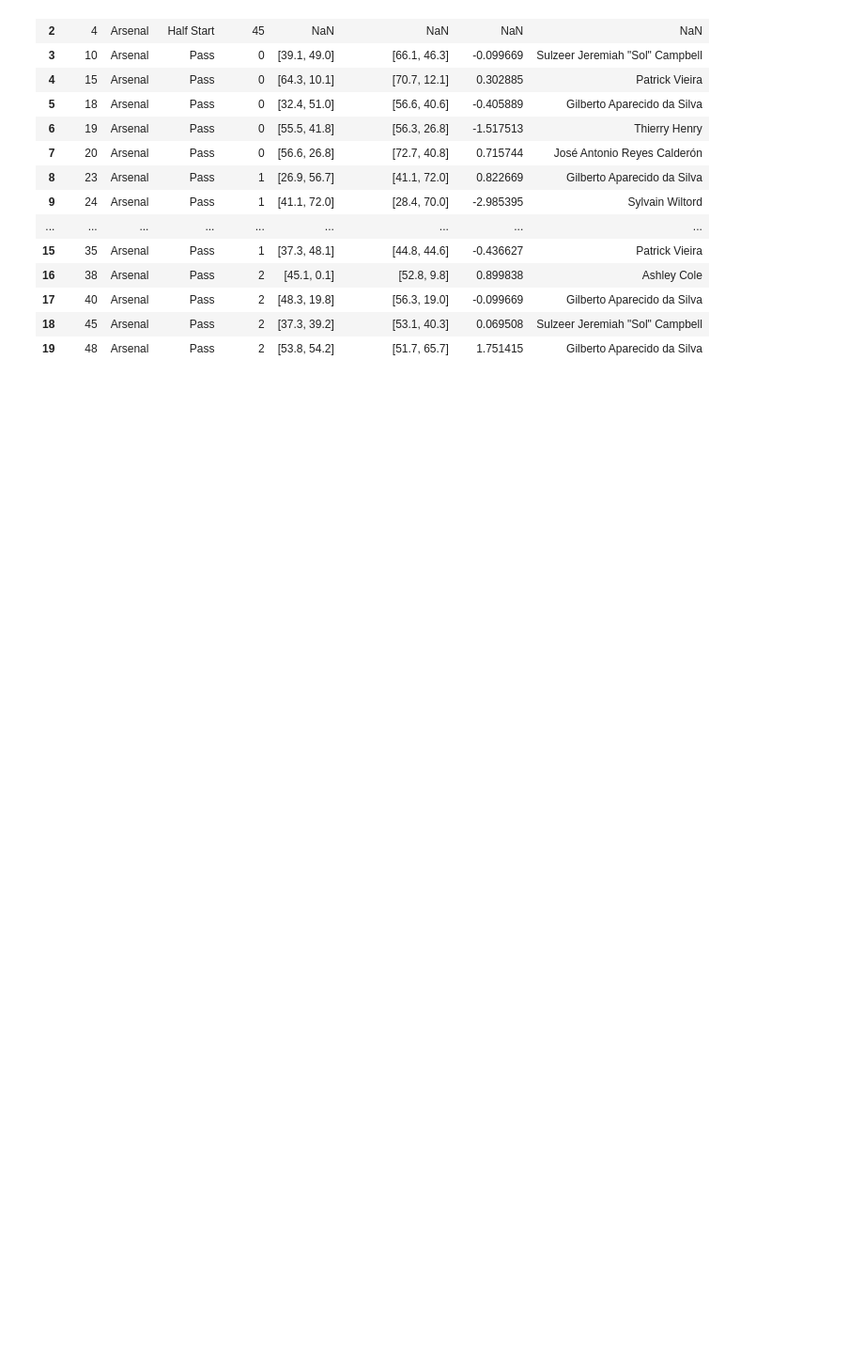
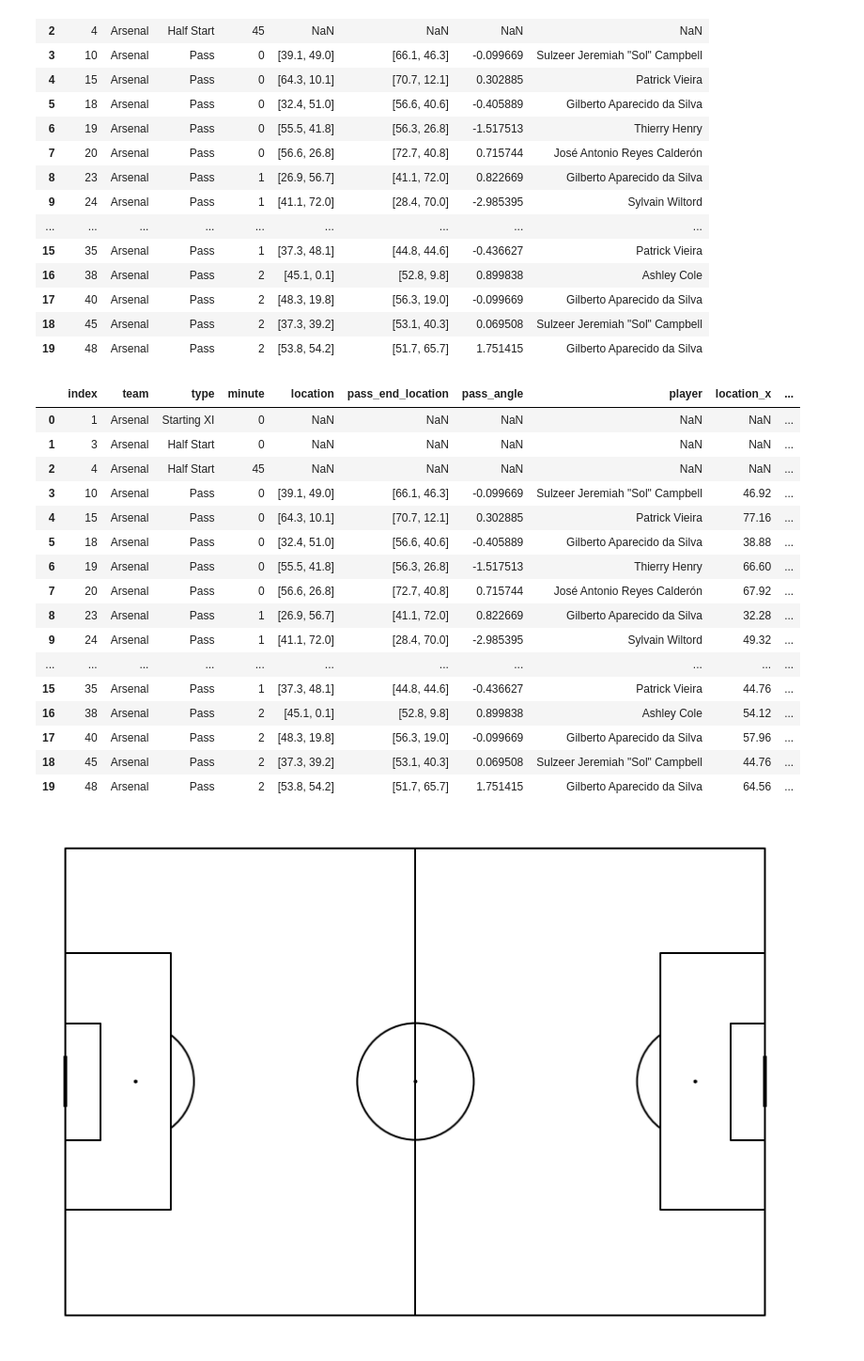
Before and after one commit to chimeenjoku/Footballdata, a Jupyter notebook: footballdata.ipynb, the cells around one changed output. Shown: that part at 94% size. Saved outputs shown, nothing was run; the diff lists cells and outputs as text; code cells hidden in the pictures; blank space fills up the shorter version.

Commit message:
drawing pitch

```diff
--- a/footballdata.ipynb
+++ b/footballdata.ipynb
@@ -122,3 +115,32 @@ events.head(20)
 | 17 | 40 | Arsenal | Pass | 2 | [48.3, 19.8] | [56.3, 19.0] | -0.099669 | Gilberto Aparecido da Silva |
 | 18 | 45 | Arsenal | Pass | 2 | [37.3, 39.2] | [53.1, 40.3] | 0.069508 | Sulzeer Jeremiah "Sol" Campbell |
 | 19 | 48 | Arsenal | Pass | 2 | [53.8, 54.2] | [51.7, 65.7] | 1.751415 | Gilberto Aparecido da Silva |
+# %%
+from mplsoccer.pitch import Pitch
+pitch = Pitch(pitch_color='white', line_color='black')
+fig, ax = pitch.draw(figsize=(16, 8))
+df = pd.DataFrame(events.head(20))
+df["location_x"]=df['location'].str[0]
+df["location_y"]=df['location'].str[1]
+df["location_x"]=df["location_x"]*1.2
+df["location_y"]=df["location_x"]*.8
+df
+# %% [output]
+|  | index | team | type | minute | location | pass_end_location | pass_angle | player | location_x | ... |
+| 0 | 1 | Arsenal | Starting XI | 0 | NaN | NaN | NaN | NaN | NaN | ... |
+| 1 | 3 | Arsenal | Half Start | 0 | NaN | NaN | NaN | NaN | NaN | ... |
+| 2 | 4 | Arsenal | Half Start | 45 | NaN | NaN | NaN | NaN | NaN | ... |
+| 3 | 10 | Arsenal | Pass | 0 | [39.1, 49.0] | [66.1, 46.3] | -0.099669 | Sulzeer Jeremiah "Sol" Campbell | 46.92 | ... |
+| 4 | 15 | Arsenal | Pass | 0 | [64.3, 10.1] | [70.7, 12.1] | 0.302885 | Patrick Vieira | 77.16 | ... |
+| 5 | 18 | Arsenal | Pass | 0 | [32.4, 51.0] | [56.6, 40.6] | -0.405889 | Gilberto Aparecido da Silva | 38.88 | ... |
+| 6 | 19 | Arsenal | Pass | 0 | [55.5, 41.8] | [56.3, 26.8] | -1.517513 | Thierry Henry | 66.60 | ... |
+| 7 | 20 | Arsenal | Pass | 0 | [56.6, 26.8] | [72.7, 40.8] | 0.715744 | José Antonio Reyes Calderón | 67.92 | ... |
+| 8 | 23 | Arsenal | Pass | 1 | [26.9, 56.7] | [41.1, 72.0] | 0.822669 | Gilberto Aparecido da Silva | 32.28 | ... |
+| 9 | 24 | Arsenal | Pass | 1 | [41.1, 72.0] | [28.4, 70.0] | -2.985395 | Sylvain Wiltord | 49.32 | ... |
+| ... | ... | ... | ... | ... | ... | ... | ... | ... | ... | ... |
+| 15 | 35 | Arsenal | Pass | 1 | [37.3, 48.1] | [44.8, 44.6] | -0.436627 | Patrick Vieira | 44.76 | ... |
+| 16 | 38 | Arsenal | Pass | 2 | [45.1, 0.1] | [52.8, 9.8] | 0.899838 | Ashley Cole | 54.12 | ... |
+| 17 | 40 | Arsenal | Pass | 2 | [48.3, 19.8] | [56.3, 19.0] | -0.099669 | Gilberto Aparecido da Silva | 57.96 | ... |
+| 18 | 45 | Arsenal | Pass | 2 | [37.3, 39.2] | [53.1, 40.3] | 0.069508 | Sulzeer Jeremiah "Sol" Campbell | 44.76 | ... |
+| 19 | 48 | Arsenal | Pass | 2 | [53.8, 54.2] | [51.7, 65.7] | 1.751415 | Gilberto Aparecido da Silva | 64.56 | ... |
+[figure, added]
```
Also changed, not shown: parts of 4 cells of this notebook.
